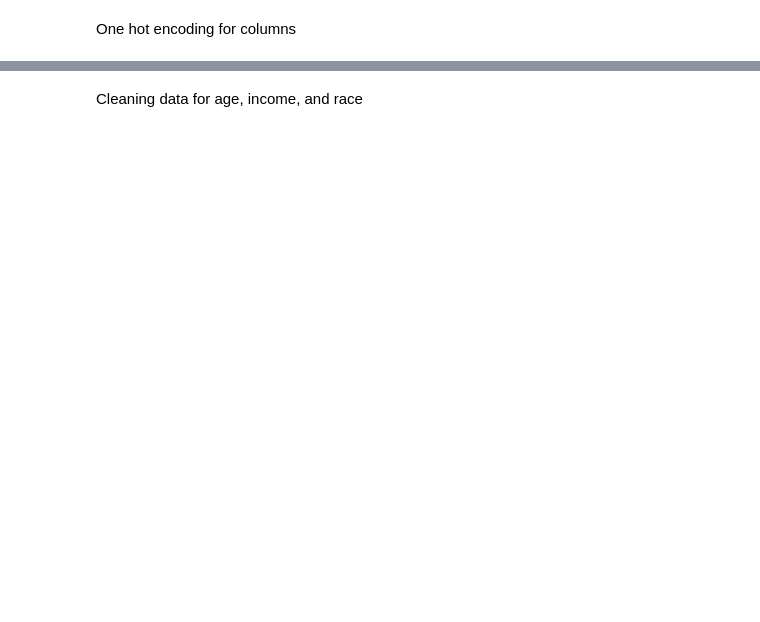
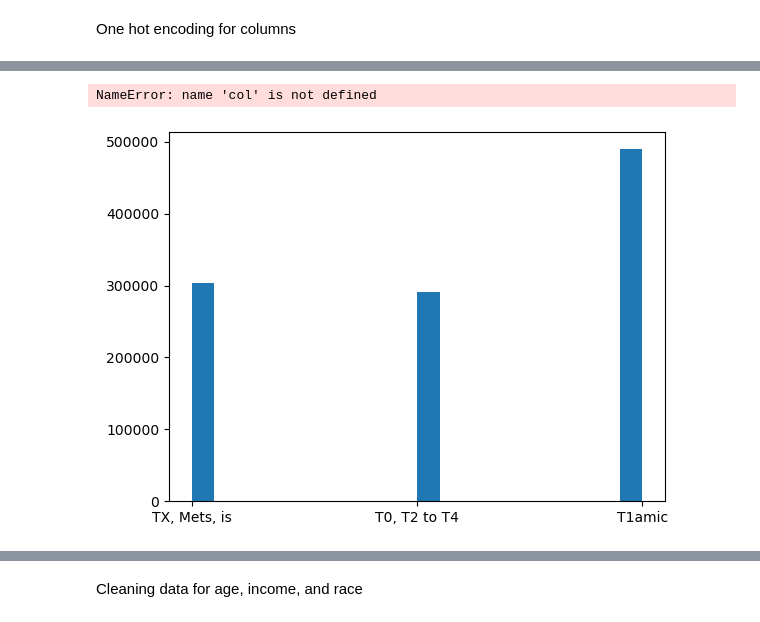
Before and after one commit to lixin-source/cisc4900, a Jupyter notebook: linReg.ipynb, the cells around one changed output, grey strips where cells are left out. Cells and saved outputs as stored; diff of their text form; code cells hidden in the pictures; blank space fills up the shorter version.

```diff
--- a/linReg.ipynb
+++ b/linReg.ipynb
@@ -131,11 +210,3 @@ race_encoded = pd.get_dummies(df[race_encode], prefix = race_encode)
 df = pd.concat([df, race_encoded], axis=1)
 
 df.drop('Race recode (W, B, AI, API)', axis=1, inplace=True)
-# %%
-sixthstage_encode = 'Breast - Adjusted AJCC 6th T (1988-2015)'
-
-sixthstage_encoded = pd.get_dummies(df[sixthstage_encode], prefix = sixthstage_encode)
-
-df = pd.concat([df, sixthstage_encoded], axis=1)
-
-df.drop('Breast - Adjusted AJCC 6th T (1988-2015)', axis=1, inplace=True)
@@ -141,0 +246,29 @@ df.drop('Breast - Adjusted AJCC 6th T (1988-2015)', axis=1, inplace=True)
+# %%
+combine_tvalues = ['TX Adjusted', 'Tis', 'Any T, Mets']
+combined_tcategory = 'TX, Mets, is'
+df['Breast - Adjusted AJCC 6th T (1988-2015)'] = df['Breast - Adjusted AJCC 6th T (1988-2015)'].apply(lambda x: combined_tcategory if x in combine_tvalues else x)
+
+combine_tvalues4 = ['T4a', 'T4b', 'T4d', 'T4c', 'T3', 'T2', 'T0']
+combined_tcat4 = 'T0, T2 to T4'
+df['Breast - Adjusted AJCC 6th T (1988-2015)'] = df['Breast - Adjusted AJCC 6th T (1988-2015)'].apply(lambda x: combined_tcat4 if x in combine_tvalues4 else x)
+
+combine_tvalues1 = ['T1c', 'T1b', 'T1a', 'T1mic']
+combined_tcat1 = 'T1amic'
+df['Breast - Adjusted AJCC 6th T (1988-2015)'] = df['Breast - Adjusted AJCC 6th T (1988-2015)'].apply(lambda x: combined_tcat1 if x in combine_tvalues1 else x)
+
+tstage_encode = 'Breast - Adjusted AJCC 6th T (1988-2015)'
+
+tstage_encoded = pd.get_dummies(df[tstage_encode], prefix = tstage_encode)
+
+df = pd.concat([df, tstage_encoded], axis=1)
+
+df.drop('Breast - Adjusted AJCC 6th T (1988-2015)', axis=1, inplace=True)
+# %%
+plt.hist(df['Breast - Adjusted AJCC 6th T (1988-2015)'], bins=20)
+plt.title(col)
+plt.xlabel('Value')
+plt.ylabel('Frequency')
+plt.show()
+# %% [output]
+NameError: name 'col' is not defined
+[figure, added]
```
Also changed, not shown: parts of 89 cells of this notebook.
